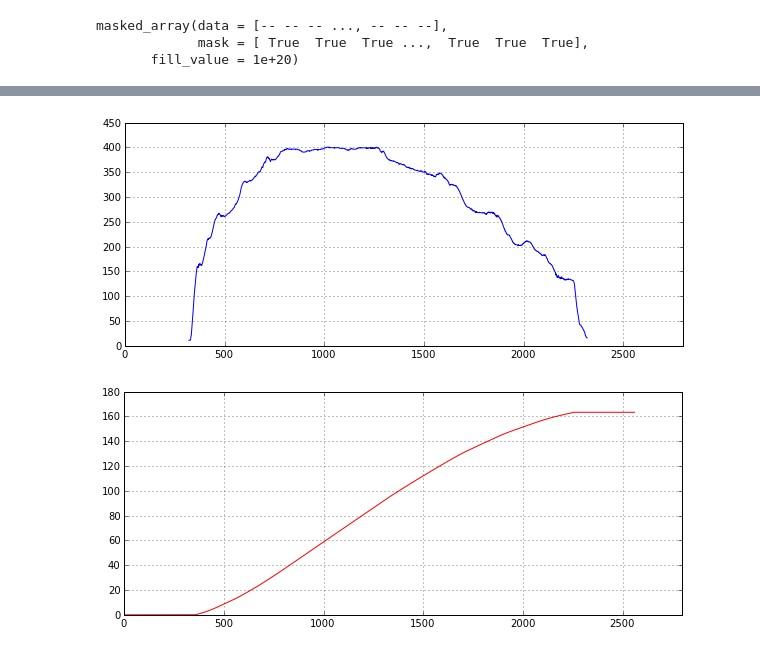
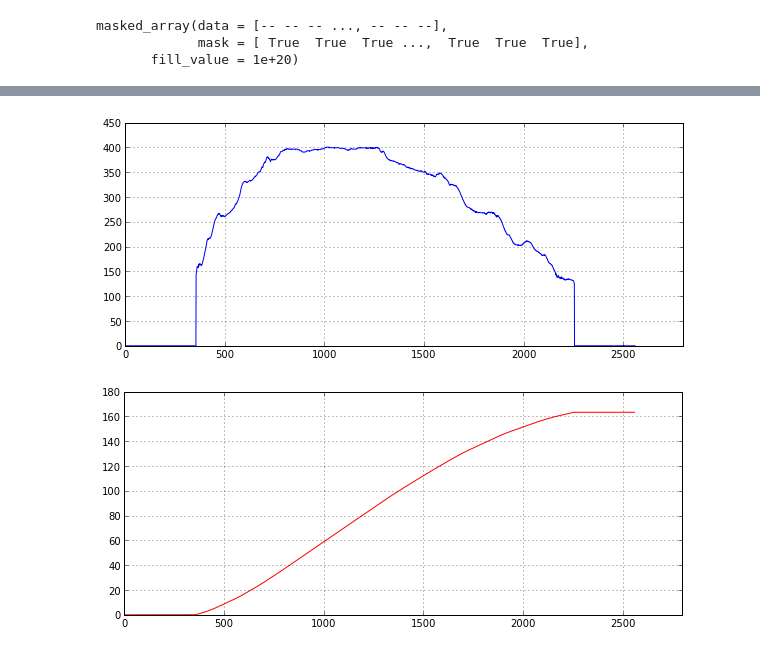
Before and after one commit to hmendeslx/asias_fds_profiles, a Jupyter notebook: Example_Profile_IPython_Notebook.ipynb, the cells around one changed output, grey strips where cells are left out. Cells and saved outputs as stored; diff of their text form; code cells hidden in the pictures.

```diff
--- a/Example_Profile_IPython_Notebook.ipynb
+++ b/Example_Profile_IPython_Notebook.ipynb
@@ -476,7 +577,7 @@ Found 229 dependencies which don't exist in LFL nor Node modules.
 | 2 | Takeoff | FlightPhaseNode | (320.08854166666669, 360.57771664... |
 | 3 | AirspeedTrue | DerivedParameterNode | AirspeedTrue('Airspeed True', 1.0... |
 # %%
-aspd=par_aspd['AirspeedTrue']
+aspd= flt.parameters['Airspeed True']
 aspd.array / 3600.
 # %% [output]
 masked_array(data = [-- -- -- ..., -- -- --],
@@ -494,7 +603,7 @@ Found 229 dependencies which don't exist in LFL nor Node modules.
 | 2 | Grounded | FlightPhaseNode | (0, 356.0, None) (2255.0, 2560.0,... |
 | 3 | DistanceTravelledInAirX | DerivedParameterNode | DistanceTravelledInAirX('Distance... |
 # %%
-nb.hdf_plot(aspd, xlim=(0,2800))
+nb.plot_hdf(aspd, xlim=(0,2800))
 # %% [output]
-[figure, old version]
+[figure, new version]
 # %%
```
Also changed, not shown: parts of 54 cells of this notebook, 1 other file.
